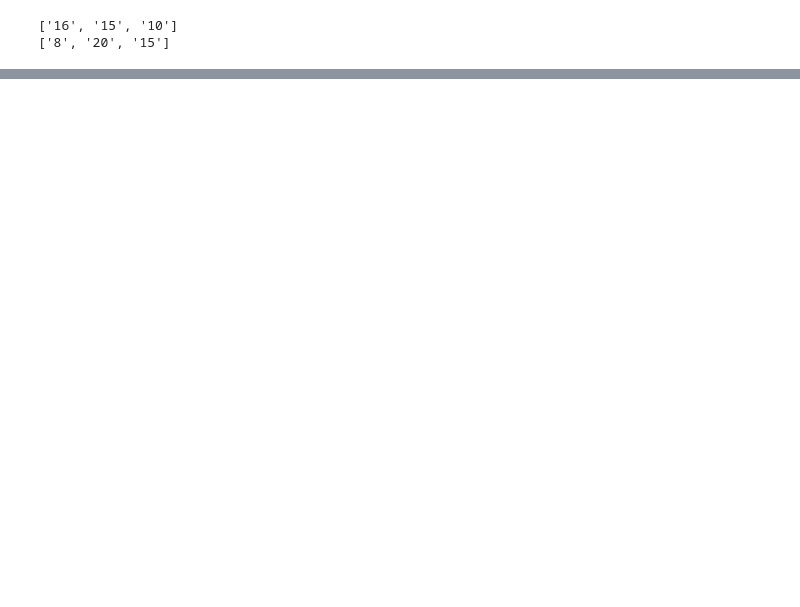
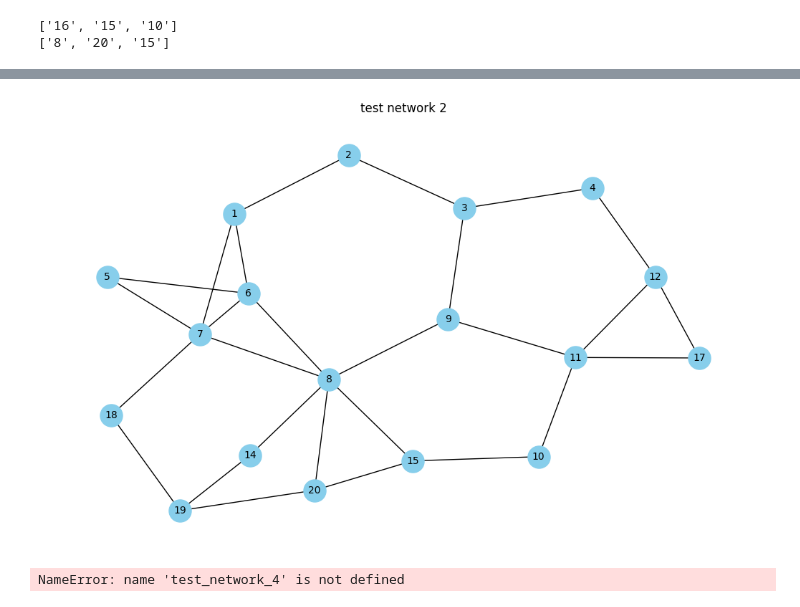
Before and after one commit to kk-shetty/data_science_ik, a Jupyter notebook: projects/ml_mini_project/EDA_edge_file.ipynb, the cells around one changed output, grey strips where cells are left out. Saved outputs shown, nothing was run; the diff lists cells and outputs as text; code cells hidden in the pictures; blank space fills up the shorter version.

Commit message:
EDA on Graph File

```diff
--- a/projects/ml_mini_project/EDA_edge_file.ipynb
+++ b/projects/ml_mini_project/EDA_edge_file.ipynb
@@ -222,0 +295,19 @@ for cycle in nx.cycle_basis(test_network_4):
+# %%
+test_network_2_4 = nx.ego_graph(sample_network, '2', radius=4)
+plt.figure(figsize=(10,6))
+pos = nx.kamada_kawai_layout(test_network_2_4)
+nx.draw(test_network_2_4, pos, with_labels=True, node_color='skyblue', node_size=500, edge_color='black', linewidths=1, font_size=10)
+plt.title("test network 2")
+plt.show()
+# %% [output]
+[figure, added]
+# %%
+# for cycle in nx.simple_cycles(test_network_2_4):
+#     print(cycle)
+
+# for cycle in nx.chordless_cycles(test_network_2_4):
+#     print(cycle)
+
+'10' in nx.center(test_network_4)
+# %% [output]
+NameError: name 'test_network_4' is not defined
```
Also changed, not shown: parts of 19 cells of this notebook.
